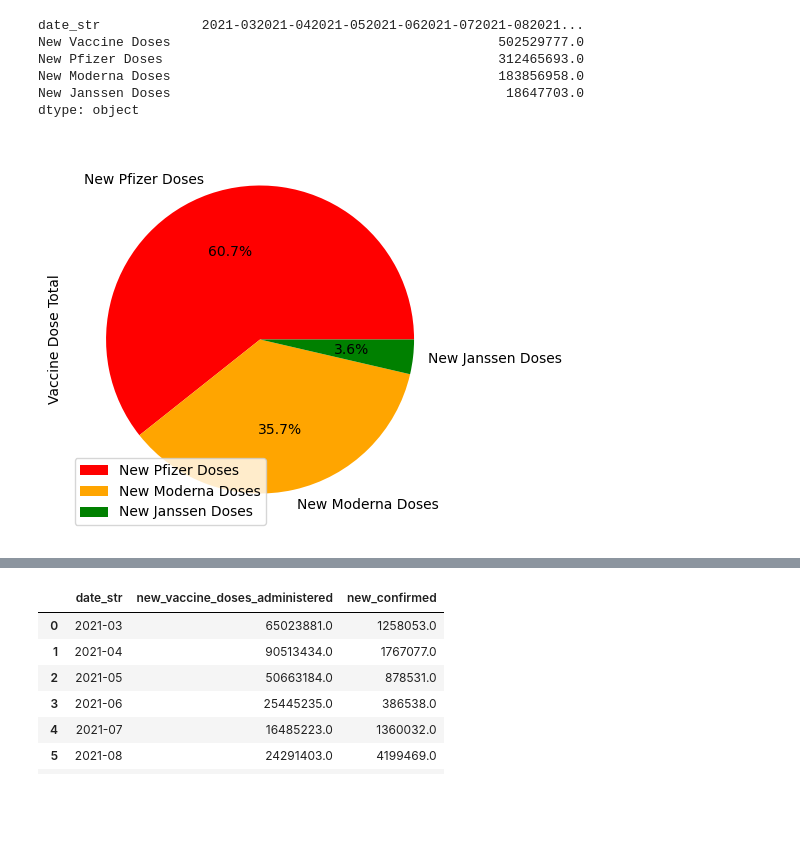
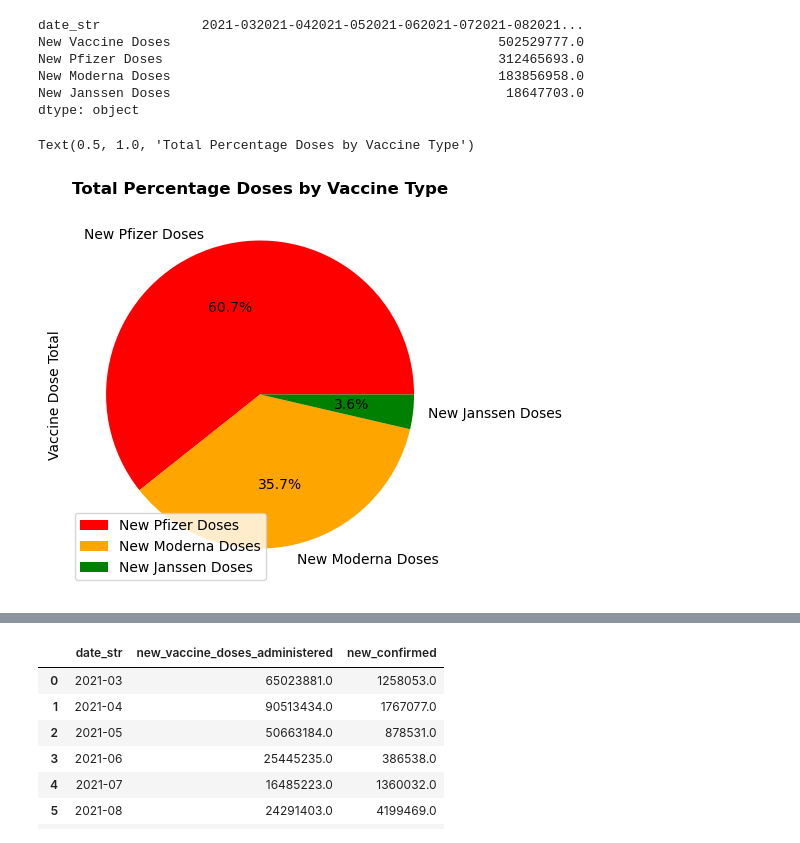
Before and after one commit to tinalina1003/Project1-Group4, a Jupyter notebook: Camille/Time Series Analysis for Time vs Vaccination Rates.ipynb, the cells around one changed output, grey strips where cells are left out. Drawn from its saved outputs; the diff is of its cells as text; code cells hidden in the pictures; blank space fills up the shorter version.

Commit message:
few adjustments to graphs

```diff
--- a/Camille/Time Series Analysis for Time vs Vaccination Rates.ipynb
+++ b/Camille/Time Series Analysis for Time vs Vaccination Rates.ipynb
@@ -213,12 +213,13 @@ dtype: object
 # %%
 # generate pie
 vaccine_pie = pd.DataFrame({'Vaccine Types': [ 'New Pfizer Doses', 'New Moderna Doses', 'New Janssen Doses'],
                    'Vaccine Dose Total': [int(vaccine_pie['New Pfizer Doses']), int(vaccine_pie['New Moderna Doses']), int(vaccine_pie['New Janssen Doses'])]})
 plot = vaccine_pie.plot.pie(figsize=(5, 5), autopct='%1.1f%%', y='Vaccine Dose Total', labels=vaccine_pie['Vaccine Types'], colors=['red', 'orange', 'green'])
-
+plt.title('Total Percentage Doses by Vaccine Type', fontweight='bold')
 #######################ADD TITLE?
 # %% [output]
+Text(0.5, 1.0, 'Total Percentage Doses by Vaccine Type')
-[figure, old version]
+[figure, new version]
 # %%
 # new data frame for time series analysis: date vs new vaccine doses administered per vaccine, clean NaN
 confirmed_cases_df = vaccination_df.drop(['date',
```
Also changed, not shown: parts of 2 cells of this notebook.
